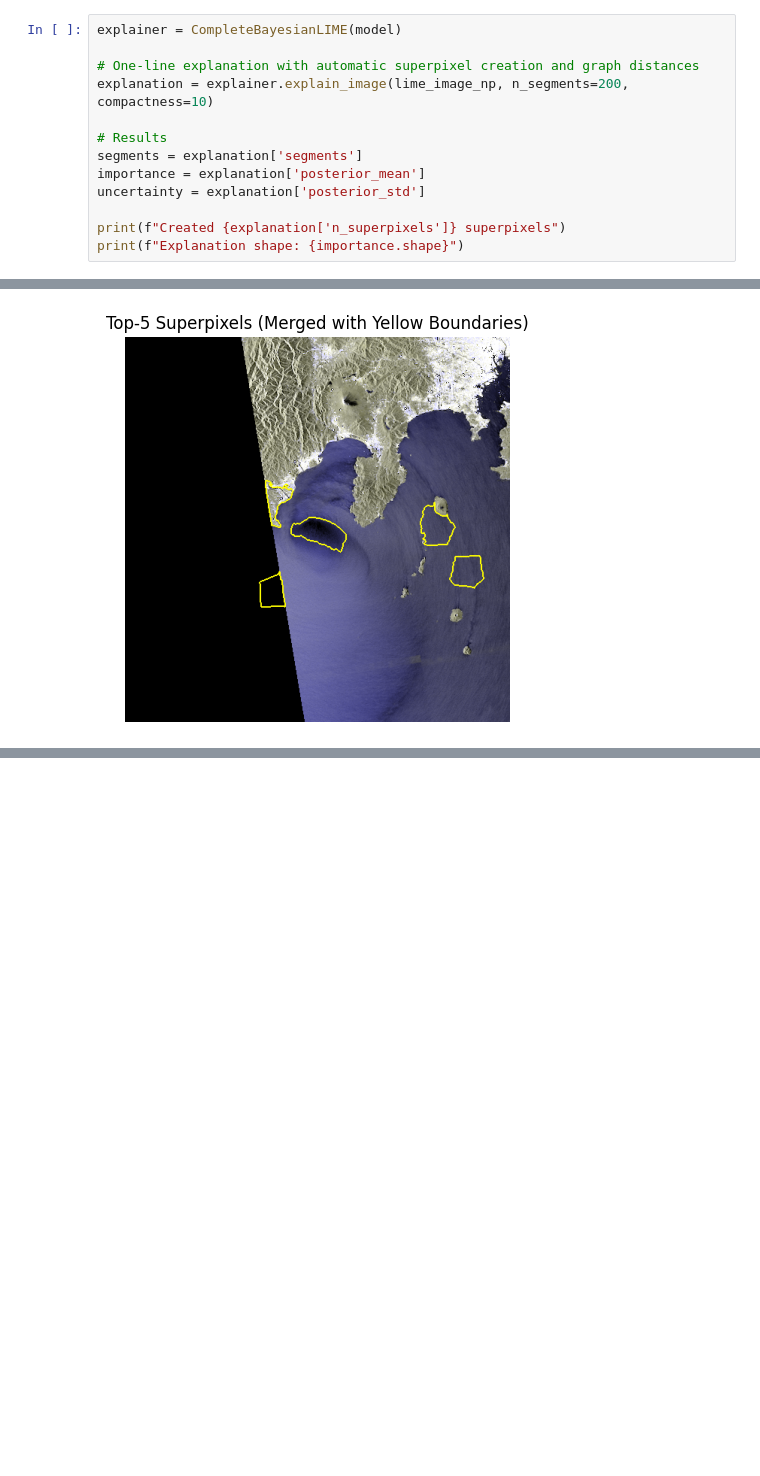
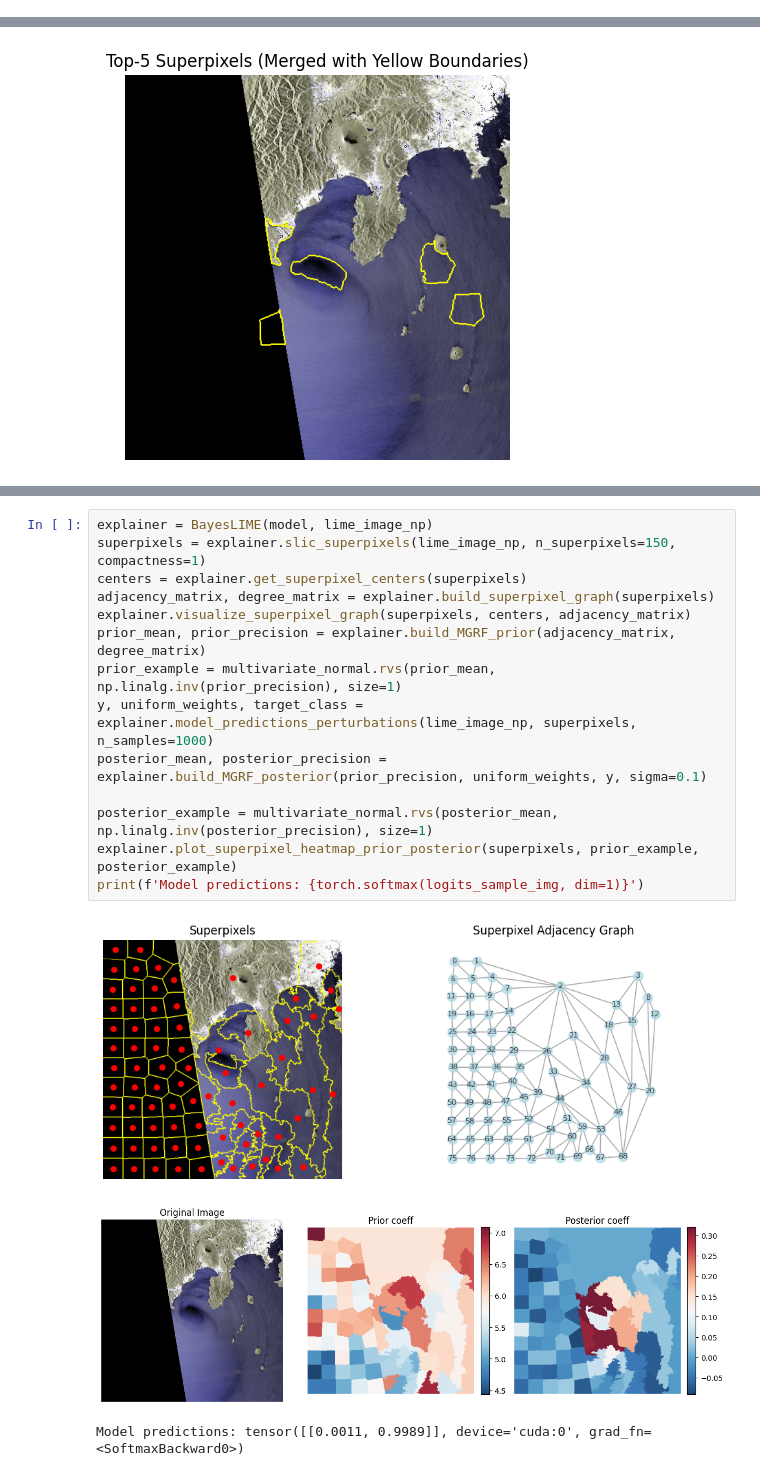
Before and after one commit to Grometton/Interpretability-Polar-Lows, a Jupyter notebook: notebooks/explanations.ipynb, the cells around one changed output, grey strips where cells are left out. Saved outputs shown, nothing was run; the diff lists cells and outputs as text; blank space fills up the shorter version.

Commit message:
edits to bayesian approch

```diff
--- a/notebooks/explanations.ipynb
+++ b/notebooks/explanations.ipynb
@@ -661,13 +303,0 @@ class CompleteBayesianLIME:
-# %%
-explainer = CompleteBayesianLIME(model)
-
-# One-line explanation with automatic superpixel creation and graph distances
-explanation = explainer.explain_image(lime_image_np, n_segments=200, compactness=10)
-
-# Results
-segments = explanation['segments']
-importance = explanation['posterior_mean']
-uncertainty = explanation['posterior_std']
-
-print(f"Created {explanation['n_superpixels']} superpixels")
-print(f"Explanation shape: {importance.shape}")
@@ -876,0 +769,18 @@ To-do:
+# %%
+explainer = BayesLIME(model, lime_image_np)
+superpixels = explainer.slic_superpixels(lime_image_np, n_superpixels=150, compactness=1)
+centers = explainer.get_superpixel_centers(superpixels)
+adjacency_matrix, degree_matrix = explainer.build_superpixel_graph(superpixels)
+explainer.visualize_superpixel_graph(superpixels, centers, adjacency_matrix)
+prior_mean, prior_precision = explainer.build_MGRF_prior(adjacency_matrix, degree_matrix)
+prior_example = multivariate_normal.rvs(prior_mean, np.linalg.inv(prior_precision), size=1)
+y, uniform_weights, target_class = explainer.model_predictions_perturbations(lime_image_np, superpixels, n_samples=1000)
+posterior_mean, posterior_precision = explainer.build_MGRF_posterior(prior_precision, uniform_weights, y, sigma=0.1)
+
+posterior_example = multivariate_normal.rvs(posterior_mean, np.linalg.inv(posterior_precision), size=1)
+explainer.plot_superpixel_heatmap_prior_posterior(superpixels, prior_example, posterior_example)
+print(f'Model predictions: {torch.softmax(logits_sample_img, dim=1)}')
+# %% [output]
+[figure, added]
+[figure, added]
+Model predictions: tensor([[0.0011, 0.9989]], device='cuda:0', grad_fn=<SoftmaxBackward0>)
```
Also changed, not shown: parts of 13 cells of this notebook.
